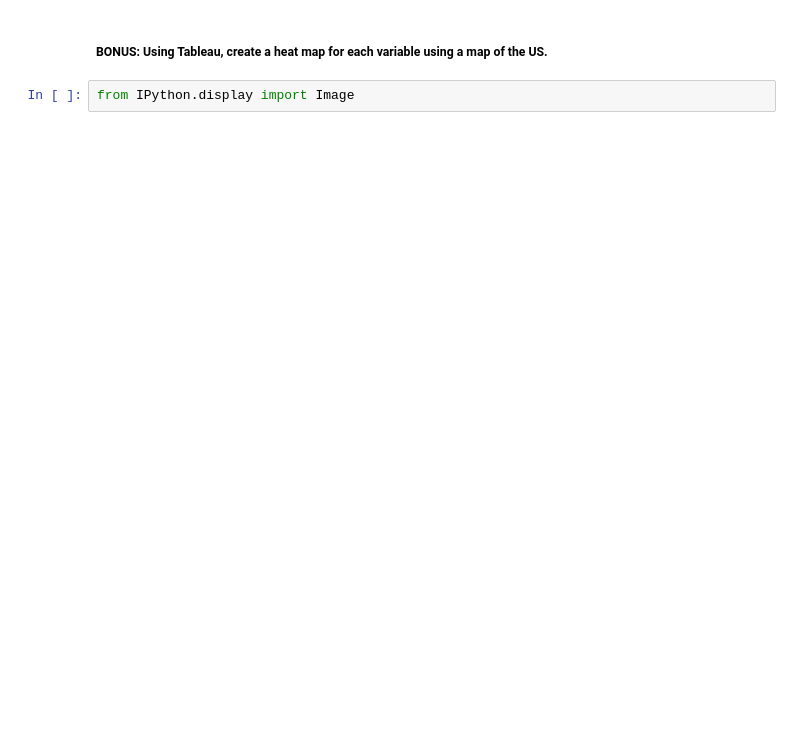
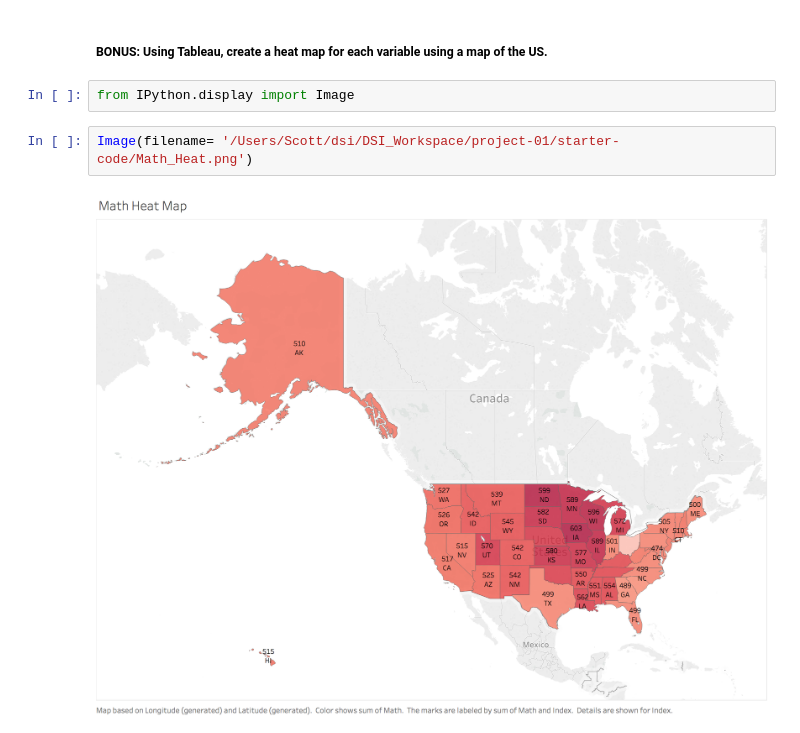
Before and after one commit to scotttarlow/Project1, a Jupyter notebook: project_1.ipynb, the cells around one changed output. Cells and saved outputs as stored; diff of their text form; blank space fills up the shorter version.

Commit message:
finished project

```diff
--- a/project_1.ipynb
+++ b/project_1.ipynb
@@ -269,3 +283,7 @@ plt.show()
 ##### BONUS: Using Tableau, create a heat map for each variable using a map of the US.
 # %%
 from IPython.display import Image
+# %%
+Image(filename= '/Users/Scott/dsi/DSI_Workspace/project-01/starter-code/Math_Heat.png')
+# %% [output]
+[figure, added]
```
Also changed, not shown: parts of 3 cells of this notebook.
